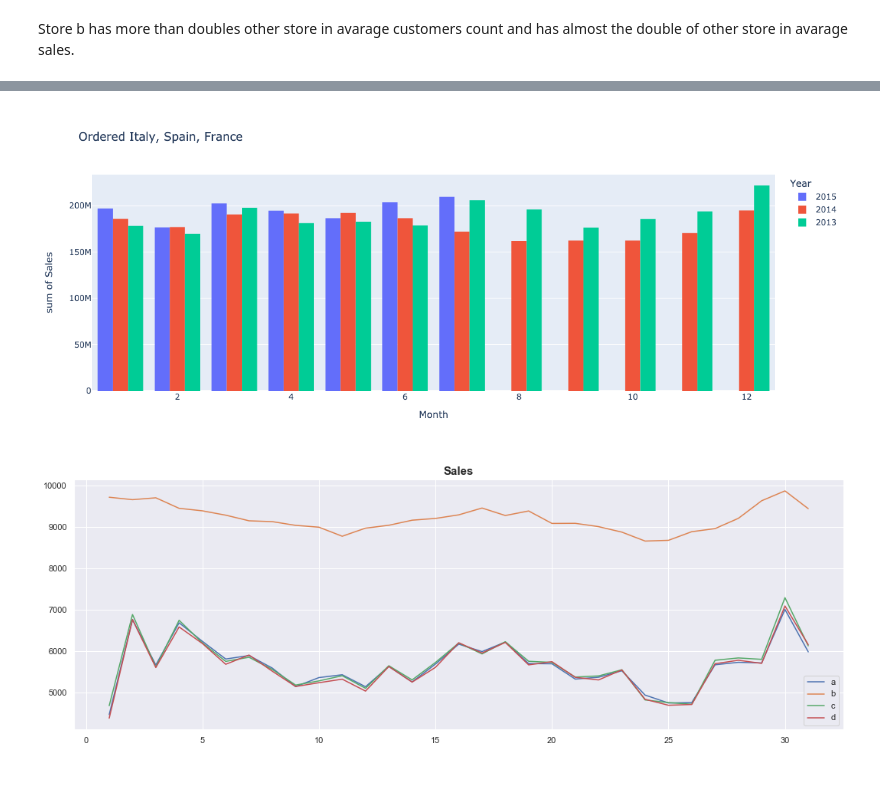
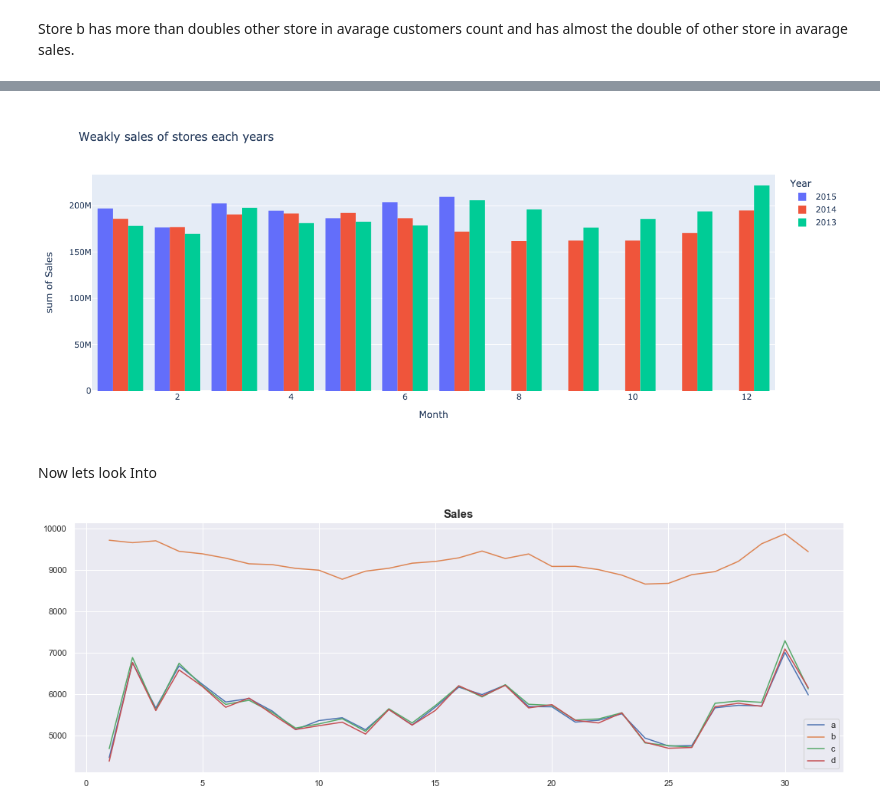
Before and after one commit to eandualem/PharmaceuticalSalesPrediction, a Jupyter notebook: notebooks/2.0 exploration.ipynb, the cells around one changed output, grey strips where cells are left out. Saved outputs shown, nothing was run; the diff lists cells and outputs as text; code cells hidden in the pictures; blank space fills up the shorter version.

```diff
--- a/notebooks/2.0 exploration.ipynb
+++ b/notebooks/2.0 exploration.ipynb
@@ -172,9 +172,10 @@ df_train_store.shape
 # %% [markdown]
 For further analysis I will split the Data column into year, month, and date
 # %%
+df_train_store['Date'] = pd.DatetimeIndex(df_train_store['Date'])
 df_train_store['Year'] = pd.DatetimeIndex(df_train_store['Date']).year
 df_train_store['Month'] = pd.DatetimeIndex(df_train_store['Date']).month
-df_train_store['Date'] = pd.DatetimeIndex(df_train_store['Date']).day
+df_train_store['Day'] = pd.DatetimeIndex(df_train_store['Date']).day
 df_train_store.info()
 # %% [output]
 <class 'pandas.core.frame.DataFrame'>
@@ -240,14 +254,15 @@ Image(pio.to_image(fig, format='png', width=1200))
 # %%
 fig = px.histogram(
     df_train_store,
       x="Month",
       y="Sales",
       color="Year",
       barmode="group",
-      title=f"Ordered Italy, Spain, France",
-      category_orders={"Country Name":["Italy","Spain","France"]}
+    title=f"Weakly sales of stores each years",
       )
 Image(pio.to_image(fig, format='png', width=1200))
 # %% [output]
-[figure, old version]
+[figure, new version]
+# %% [markdown]
+Now lets look Into
 # %%
```
Also changed, not shown: parts of 28 cells of this notebook, 2 other files.
